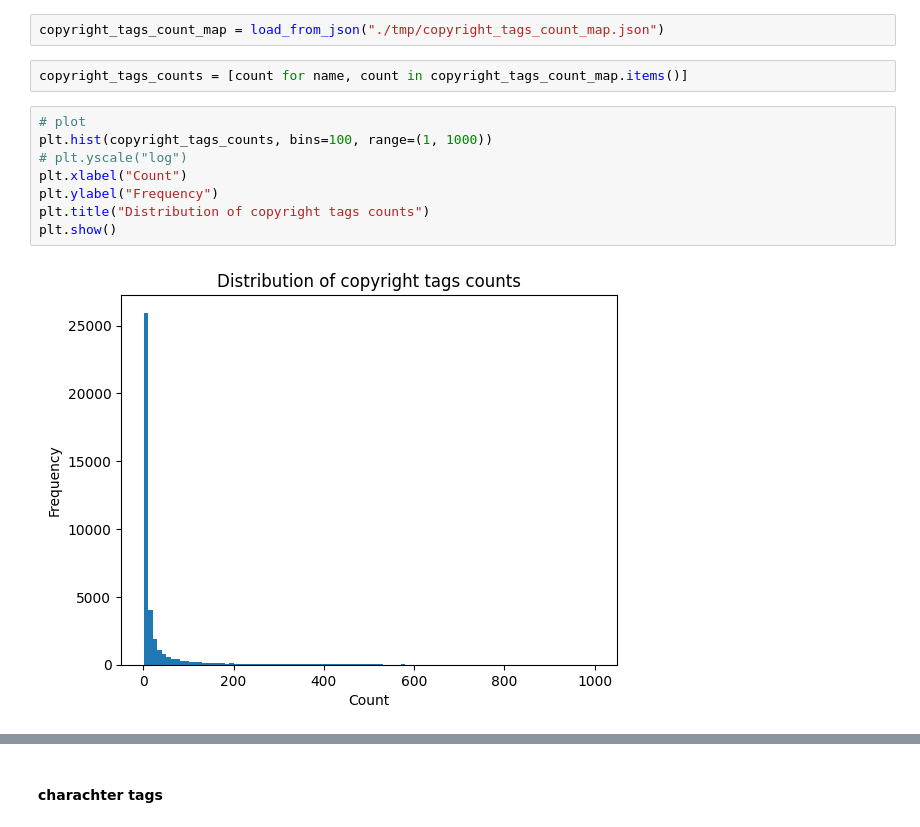
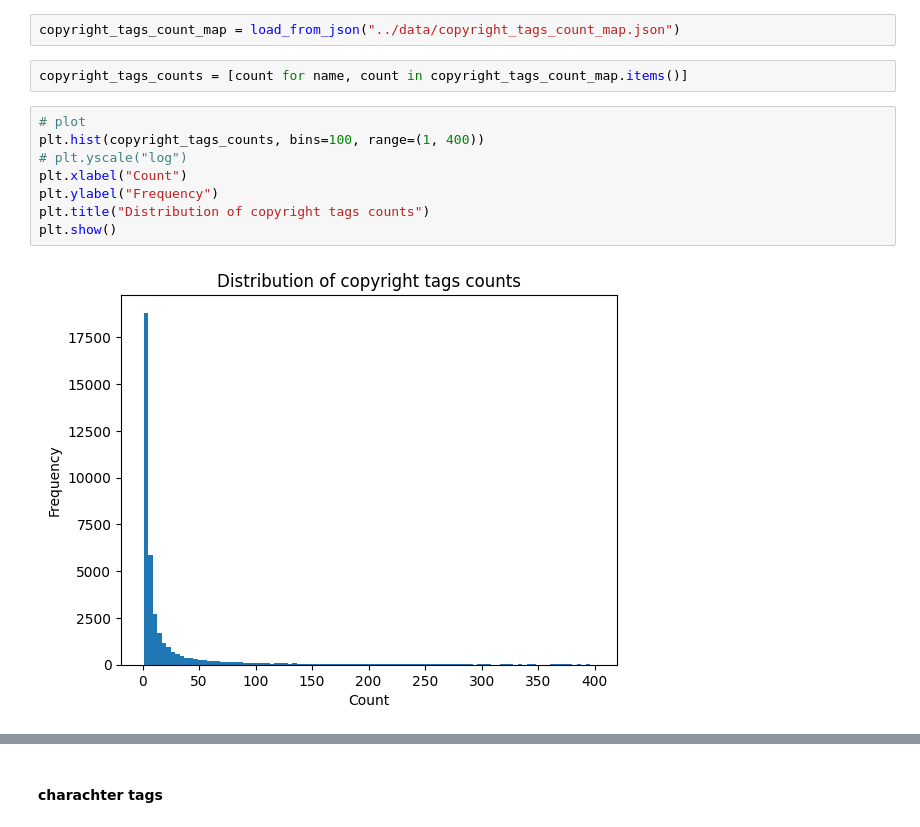
Before and after one commit to p1atdev/danbooru-tags-transformer, a Jupyter notebook: train/train_tokenizer.ipynb, the cells around one changed output, grey strips where cells are left out. Cells and saved outputs as stored; diff of their text form.

```diff
--- a/train/train_tokenizer.ipynb
+++ b/train/train_tokenizer.ipynb
@@ -109,17 +143,17 @@ copyright_tags_count_map
 # %%
-copyright_tags_count_map = load_from_json("./tmp/copyright_tags_count_map.json")
+copyright_tags_count_map = load_from_json("../data/copyright_tags_count_map.json")
 # %%
 copyright_tags_counts = [count for name, count in copyright_tags_count_map.items()]
 # %%
 # plot
-plt.hist(copyright_tags_counts, bins=100, range=(1, 1000))
+plt.hist(copyright_tags_counts, bins=100, range=(1, 400))
 # plt.yscale("log")
 plt.xlabel("Count")
 plt.ylabel("Frequency")
 plt.title("Distribution of copyright tags counts")
 plt.show()
 # %% [output]
-[figure, old version]
+[figure, new version]
 # %%
 popular_copyright_tags = [
     # 登場回数100回未満ののコピーライトタグは、プロンプトに入れても生成されない可能性が高いため、除外する
```
Also changed, not shown: parts of 36 cells of this notebook.
